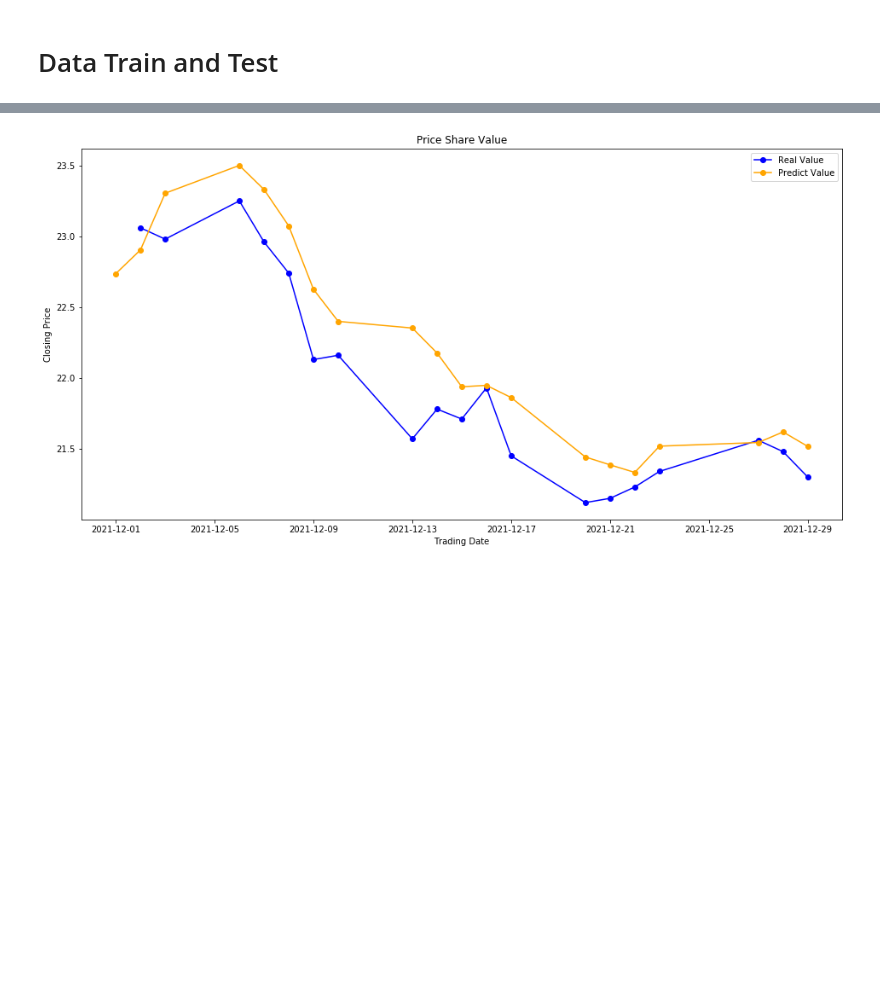
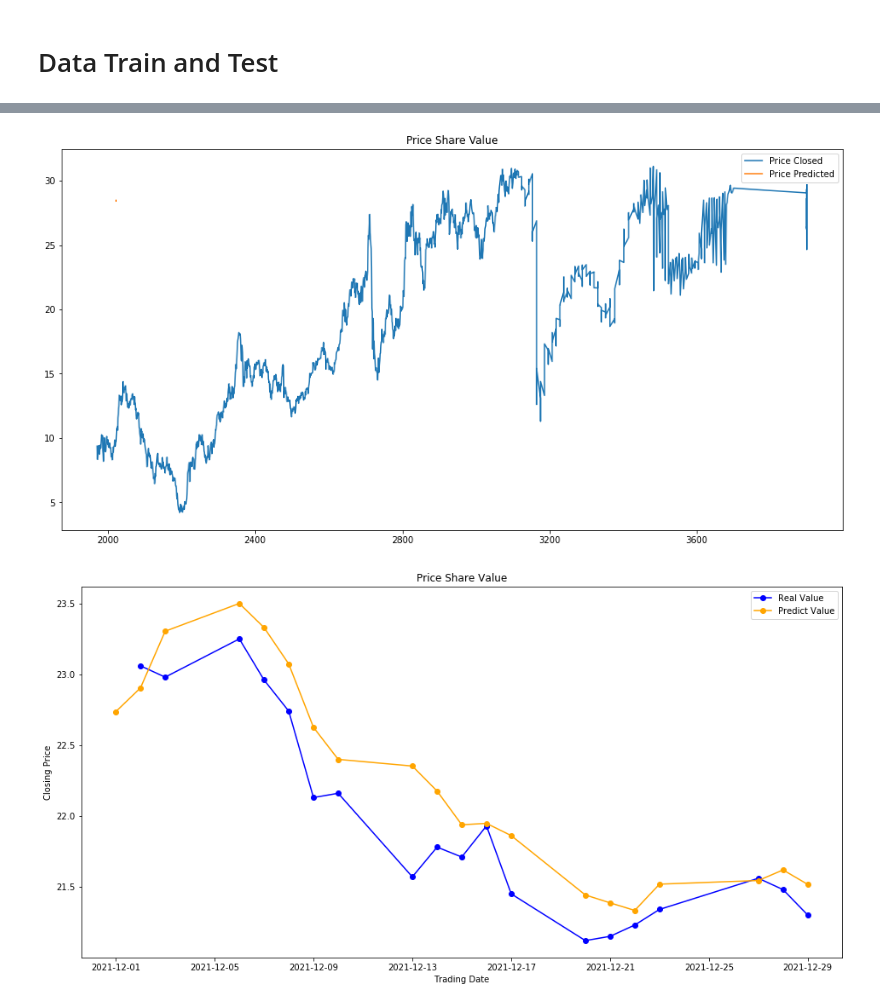
Before and after one commit to BrunoGeraldine/B3_predict_share_bmg, a Jupyter notebook: notebook/c04_b3_prediction_with_Keras_Tensorflow.ipynb, the cells around one changed output, grey strips where cells are left out. Cells and saved outputs as stored; diff of their text form; code cells hidden in the pictures; blank space fills up the shorter version.

```diff
--- a/notebook/c04_b3_prediction_with_Keras_Tensorflow.ipynb
+++ b/notebook/c04_b3_prediction_with_Keras_Tensorflow.ipynb
@@ -334,0 +366,7 @@ data_pregao
+# %%
+# transform exit
+prev = std.inverse_transform(pred_output)
+prev = np.array(prev).reshape(1, -1)
+list_output_prev = list(prev)
+list_output_prev = prev[0].tolist()
+list_output_prev
@@ -334,0 +384,5 @@ data_pregao
+# %%
+# format exit (date to predict)
+dates = pd.to_datetime(df_petro['data_pregao'])
+predict_dates = pd.date_range(list(dates)[-1] + pd.DateOffset(1), periods=10, freq='b').to_list()
+predict_dates
@@ -334,0 +400,12 @@ data_pregao
+# %%
+# New DataFrame
+forecast_dates = []
+for i in predict_dates:
+    forecast_dates.append(i.date())
+
+df_forecast = pd.DataFrame({'data_pregao':np.array(forecast_dates), 'preco_fechamento':list_output_prev})
+df_forecast['data_pregao'] = pd.to_datetime(df_forecast['data_pregao'])
+# %%
+df_forecast = df_forecast.set_index(pd.DatetimeIndex(df_forecast['data_pregao'].values))
+df_forecast.drop('data_pregao', axis=1, inplace=True)
+df_forecast
@@ -335,3 +424,12 @@ data_pregao
+# %%
+plt.figure(figsize=(16,8))
+plt.title('Price Share Value')
+plt.plot(df_petro['preco_fechamento'])
+plt.plot(df_forecast['preco_fechamento'])
+plt.legend(['Price Closed', 'Price Predicted'])
+plt.show();
+# %% [output]
+[figure, added]
 # %%
 plt.figure(figsize=(16,8))
 plt.title('Price Share Value')
```
Also changed, not shown: parts of 64 cells of this notebook.
